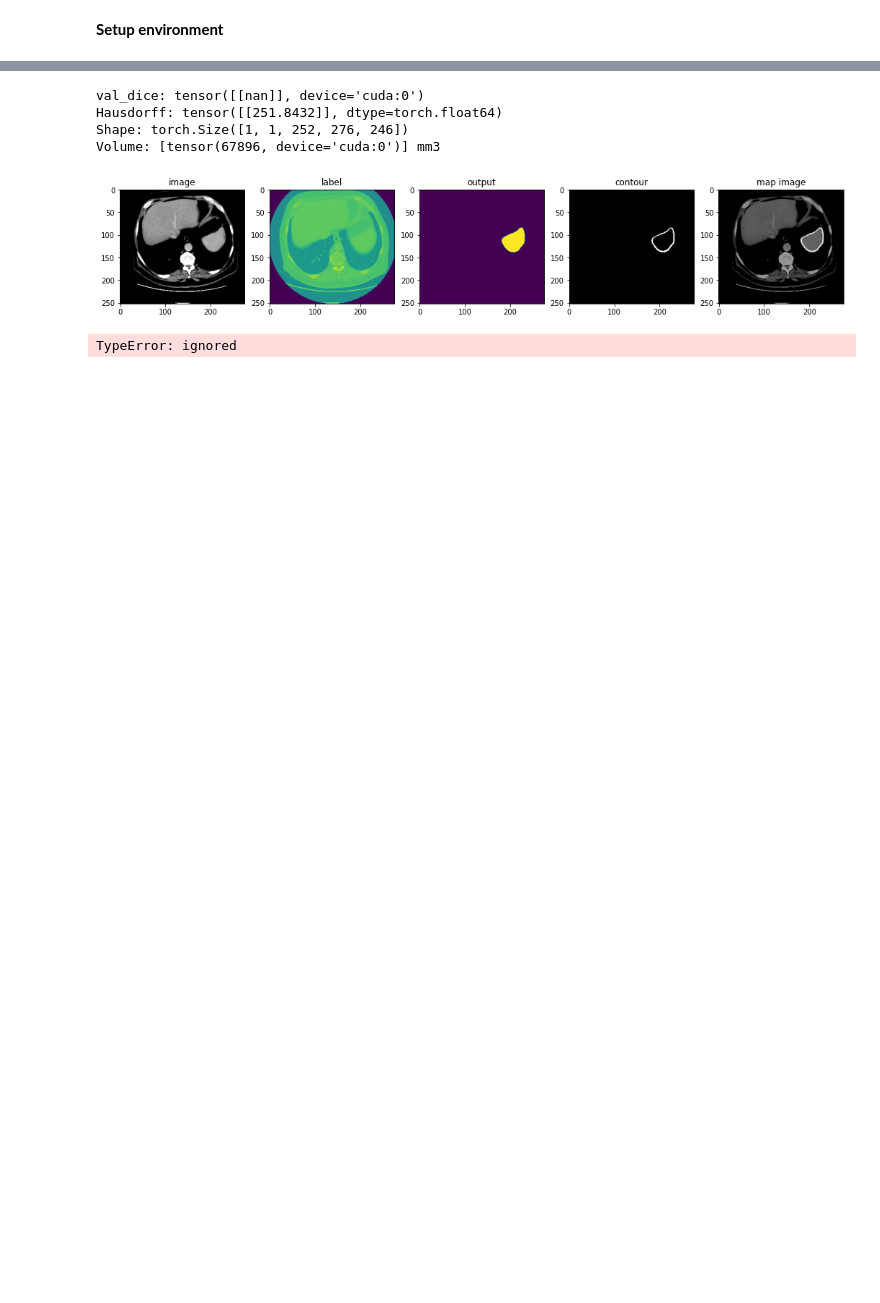
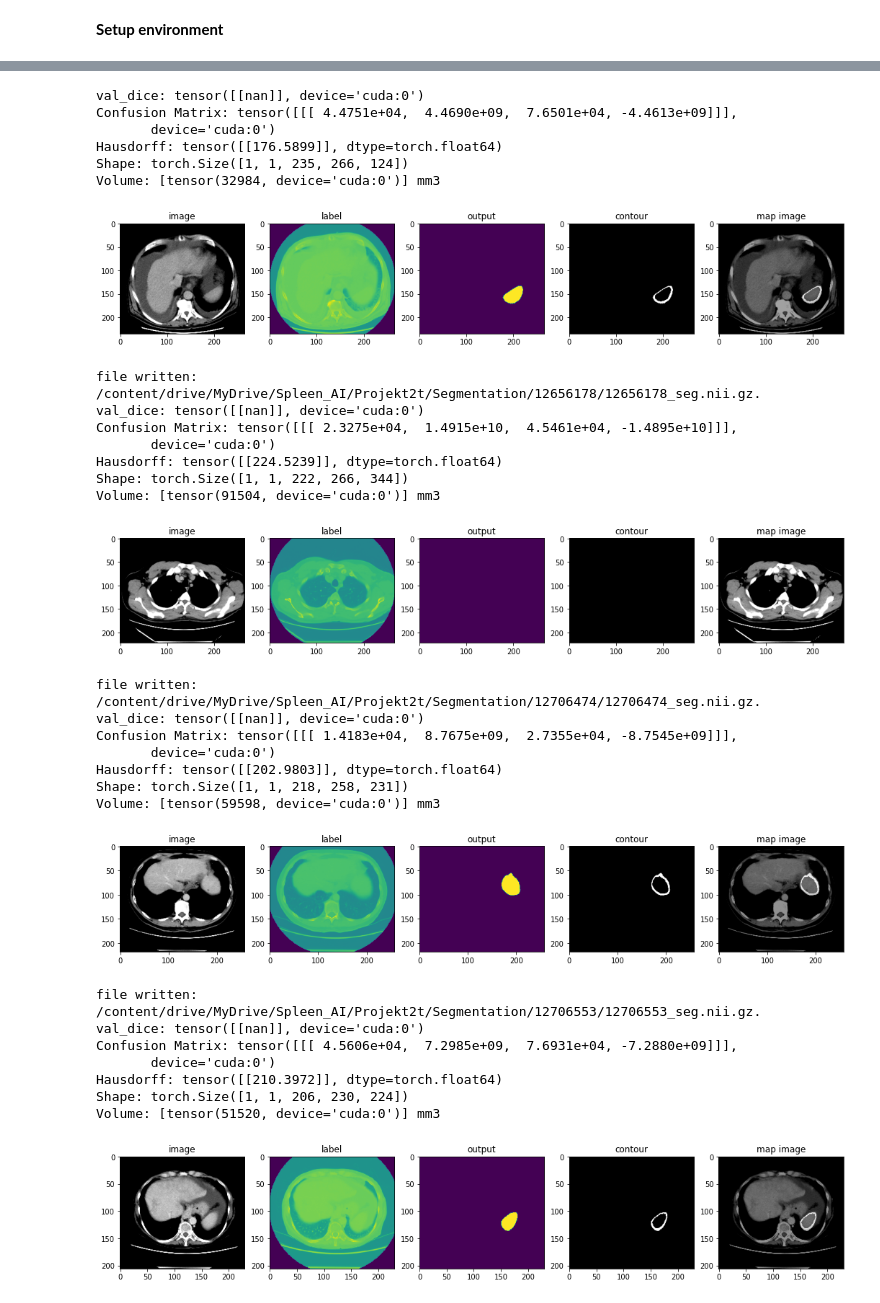
Before and after one commit to Meddebma/pyradiomics, a Jupyter notebook: 3D_Segmentation_eval.ipynb, the cells around one changed output, grey strips where cells are left out. Saved outputs shown, nothing was run; the diff lists cells and outputs as text; code cells hidden in the pictures; blank space fills up the shorter version.

```diff
--- a/3D_Segmentation_eval.ipynb
+++ b/3D_Segmentation_eval.ipynb
@@ -86,7 +113,7 @@ psutil version: 5.4.8
 For details about installing the optional dependencies, please visit:
     https://docs.monai.io/en/latest/installation.html#installing-the-recommended-dependencies
 # %%
-ima_dir= "/content/drive/MyDrive/Spleen_AI/Projekt2ß"
+ima_dir= "/content/drive/MyDrive/Spleen_AI/Projekt2t"
 
 images = sorted(glob(os.path.join(ima_dir, "*.nii.gz")))
 labels = sorted(glob(os.path.join(ima_dir, "*.nii.gz")))
@@ -141,10 +172,13 @@ model.to(device)
 with torch.no_grad():
         metric_sum = 0.0
         metric_count = 0
-        saver = NiftiSaver(output_dir="/content/drive/MyDrive/Spleen_AI/Projekt2ß/Segmentation")
+        saver = NiftiSaver(output_dir="/content/drive/MyDrive/Spleen_AI/Projekt2t/Segmentation")
         for val_data in val_loader:
-            # define sliding window size and batch size for windows inference
+ #define sliding window size and batch size for windows inference
             val_images, val_labels = val_data["image"].to(device), val_data["label"].to(device)
+            val_data["pred"] = sliding_window_inference(inputs=val_images, roi_size=(96, 96, 96), sw_batch_size=4, predictor=model)
+            # execute post transforms to invert spatial transforms and save to NIfTI files
+            post_trans(val_data["pred"])
             roi_size = (96, 96, 96)
             sw_batch_size = 4
             val_outputs = sliding_window_inference(val_data["image"].to(device), roi_size, sw_batch_size, model)
@@ -155,6 +189,7 @@ with torch.no_grad():
             y_pred=val_outputs,
             y=val_labels,
             include_background=False)
+            #print(val_data["image_meta_dict"])
 
             conf = get_confusion_matrix(y_pred=val_outputs, y=val_labels, include_background=False)
             hausdorff = compute_hausdorff_distance(y_pred=val_outputs, y=val_labels, include_background=False)
@@ -162,42 +197,67 @@ with torch.no_grad():
             metric_sum += value.item() * len(value)
             #print(f"val_loss:", loss)
             print(f"val_dice:", value)
-            #print(f"Confusion Matrix:", conf)
+            print(f"Confusion Matrix:", conf)
             print(f"Hausdorff:",hausdorff)
             print(f"Shape:", shape)
             print(f"Volume:", vols, f"mm3")
             #print(f"y_pred:",val_outputs)
             #print(f"y:", val_labels)
 
             plt.figure("check", (18, 6))
             plt.subplot(1, 5, 1)
             plt.title(f"image")
             plt.imshow(val_data["image"][0, 0, :, :, 25], cmap="gray")
             plt.subplot(1, 5, 2)
             plt.title(f"label")
             plt.imshow(val_data["label"][0, 0, :, :, 25])
             plt.subplot(1, 5, 3)
             plt.title(f"output")
             plt.imshow(torch.argmax(
             val_outputs, dim=1).detach().cpu()[0, :, :, 25])
             plt.subplot(1, 5, 4)
             plt.title(f"contour")
             argmax = AsDiscrete(argmax=True)(val_outputs)
             largest = KeepLargestConnectedComponent(applied_labels=[1])(argmax)
             contour = LabelToContour()(largest)
             plt.imshow(contour.detach().cpu()[0, 0, :, :, 25],cmap="gray")
             plt.subplot(1, 5, 5)
             plt.title(f"map image")
             map_image = contour + val_images
             plt.imshow(map_image.detach().cpu()[0, 0, :, :, 25], cmap="gray")
             plt.show()
-            saver.save(val_outputs, val_data["image_meta_dict"])
+            saver.save_batch(val_outputs, val_data["image_meta_dict"])
         metric = metric_sum / metric_count
         print("evaluation metric:", metric)
 # %% [output]
 val_dice: tensor([[nan]], device='cuda:0')
-Hausdorff: tensor([[251.8432]], dtype=torch.float64)
-Shape: torch.Size([1, 1, 252, 276, 246])
-Volume: [tensor(67896, device='cuda:0')] mm3
+Confusion Matrix: tensor([[[ 4.4751e+04,  4.4690e+09,  7.6501e+04, -4.4613e+09]]],
+       device='cuda:0')
+Hausdorff: tensor([[176.5899]], dtype=torch.float64)
+Shape: torch.Size([1, 1, 235, 266, 124])
+Volume: [tensor(32984, device='cuda:0')] mm3
-[figure, old version]
+[figure, new version]
-TypeError: ignored
+file written: /content/drive/MyDrive/Spleen_AI/Projekt2t/Segmentation/12656178/12656178_seg.nii.gz.
+val_dice: tensor([[nan]], device='cuda:0')
+Confusion Matrix: tensor([[[ 2.3275e+04,  1.4915e+10,  4.5461e+04, -1.4895e+10]]],
+       device='cuda:0')
+Hausdorff: tensor([[224.5239]], dtype=torch.float64)
+Shape: torch.Size([1, 1, 222, 266, 344])
+Volume: [tensor(91504, device='cuda:0')] mm3
+[figure, added]
+file written: /content/drive/MyDrive/Spleen_AI/Projekt2t/Segmentation/12706474/12706474_seg.nii.gz.
+val_dice: tensor([[nan]], device='cuda:0')
+Confusion Matrix: tensor([[[ 1.4183e+04,  8.7675e+09,  2.7355e+04, -8.7545e+09]]],
+       device='cuda:0')
+Hausdorff: tensor([[202.9803]], dtype=torch.float64)
+Shape: torch.Size([1, 1, 218, 258, 231])
+Volume: [tensor(59598, device='cuda:0')] mm3
+[figure, added]
+file written: /content/drive/MyDrive/Spleen_AI/Projekt2t/Segmentation/12706553/12706553_seg.nii.gz.
+val_dice: tensor([[nan]], device='cuda:0')
+Confusion Matrix: tensor([[[ 4.5606e+04,  7.2985e+09,  7.6931e+04, -7.2880e+09]]],
+       device='cuda:0')
+Hausdorff: tensor([[210.3972]], dtype=torch.float64)
+Shape: torch.Size([1, 1, 206, 230, 224])
+Volume: [tensor(51520, device='cuda:0')] mm3
+[figure, added]
```
Also changed, not shown: parts of 4 cells of this notebook.
